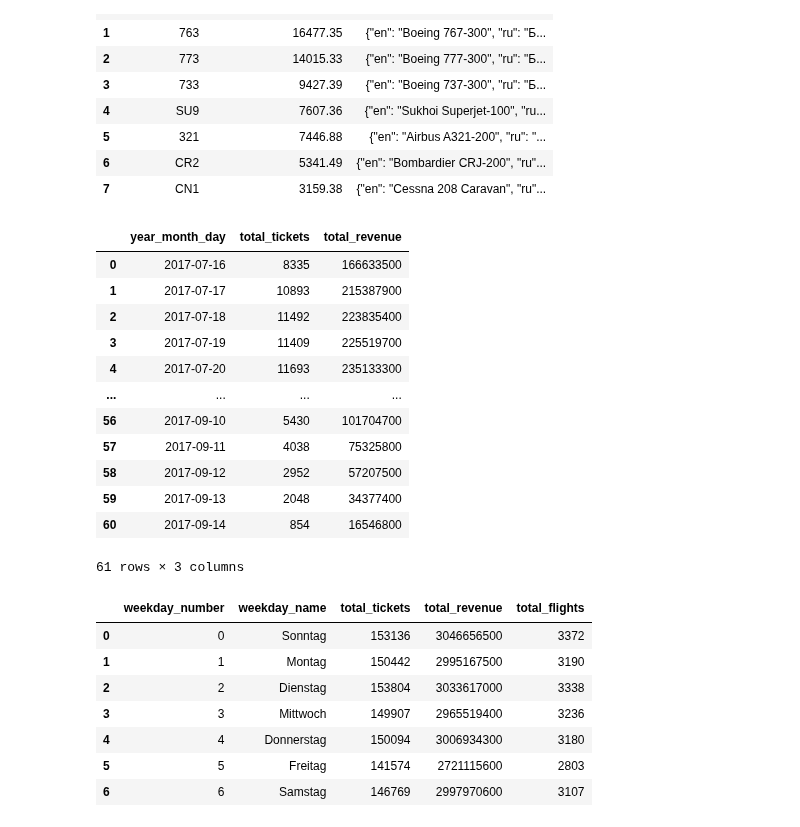
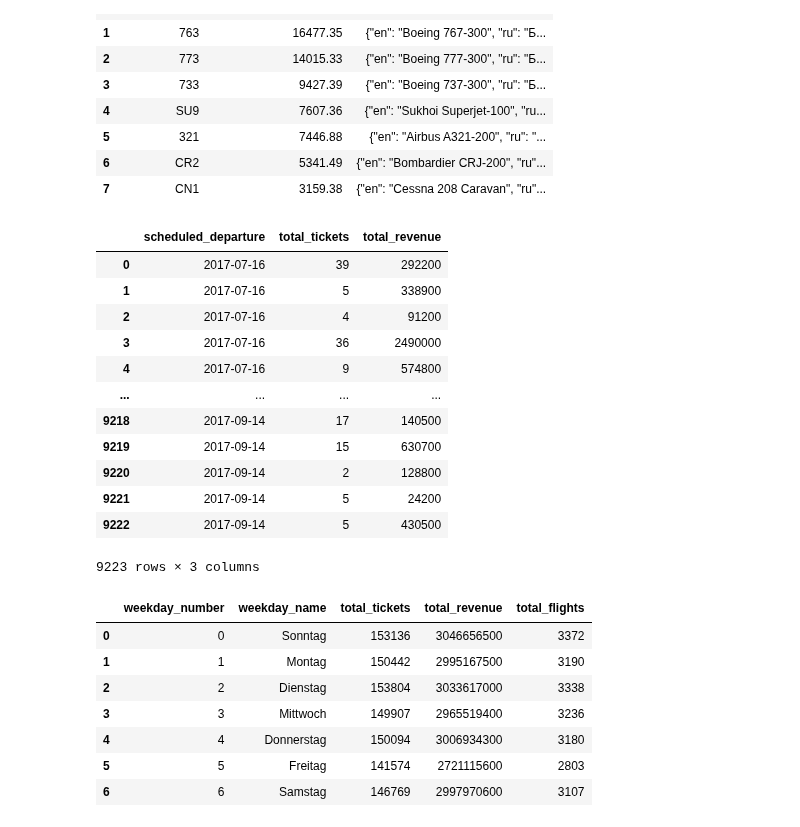
Before and after one commit to YamenNahhas/my-data-project, a Jupyter notebook: notebooks/Airline Data Analysis Using SQL.ipynb, the cells around one changed output. Cells and saved outputs as stored; diff of their text form; code cells hidden in the pictures.

```diff
--- a/notebooks/Airline Data Analysis Using SQL.ipynb
+++ b/notebooks/Airline Data Analysis Using SQL.ipynb
@@ -408,30 +575,30 @@ display(df_revenue_per_seat_aircraft)
 # %%
 #anaylying of time of flights
 sql_query = '''SELECT
-    strftime('%Y-%m-%d', substr(f.scheduled_departure, 1, 19)) AS year_month_day,
+    strftime('%Y-%m-%d', substr(f.scheduled_departure, 1, 19)) AS scheduled_departure,
     COUNT(tf.ticket_no) AS total_tickets,
     SUM(tf.amount) AS total_revenue
 FROM ticket_flights tf
 JOIN flights f
     ON tf.flight_id = f.flight_id
-GROUP BY year_month_day
-ORDER BY year_month_day'''
+GROUP BY scheduled_departure
+ORDER BY scheduled_departure'''
 df_departure_time = pd.read_sql_query(sql_query, conn)
 display(df_departure_time)
 # %% [output]
-|  | year_month_day | total_tickets | total_revenue |
-| 0 | 2017-07-16 | 8335 | 166633500 |
-| 1 | 2017-07-17 | 10893 | 215387900 |
-| 2 | 2017-07-18 | 11492 | 223835400 |
-| 3 | 2017-07-19 | 11409 | 225519700 |
-| 4 | 2017-07-20 | 11693 | 235133300 |
+|  | scheduled_departure | total_tickets | total_revenue |
+| 0 | 2017-07-16 | 39 | 292200 |
+| 1 | 2017-07-16 | 5 | 338900 |
+| 2 | 2017-07-16 | 4 | 91200 |
+| 3 | 2017-07-16 | 36 | 2490000 |
+| 4 | 2017-07-16 | 9 | 574800 |
 | ... | ... | ... | ... |
-| 56 | 2017-09-10 | 5430 | 101704700 |
-| 57 | 2017-09-11 | 4038 | 75325800 |
-| 58 | 2017-09-12 | 2952 | 57207500 |
-| 59 | 2017-09-13 | 2048 | 34377400 |
-| 60 | 2017-09-14 | 854 | 16546800 |
+| 9218 | 2017-09-14 | 17 | 140500 |
+| 9219 | 2017-09-14 | 15 | 630700 |
+| 9220 | 2017-09-14 | 2 | 128800 |
+| 9221 | 2017-09-14 | 5 | 24200 |
+| 9222 | 2017-09-14 | 5 | 430500 |
-61 rows × 3 columns
+9223 rows × 3 columns
 # %%
 #analysing of time in weekdays
 sql_query = '''SELECT
```
Also changed, not shown: parts of 13 cells of this notebook.
